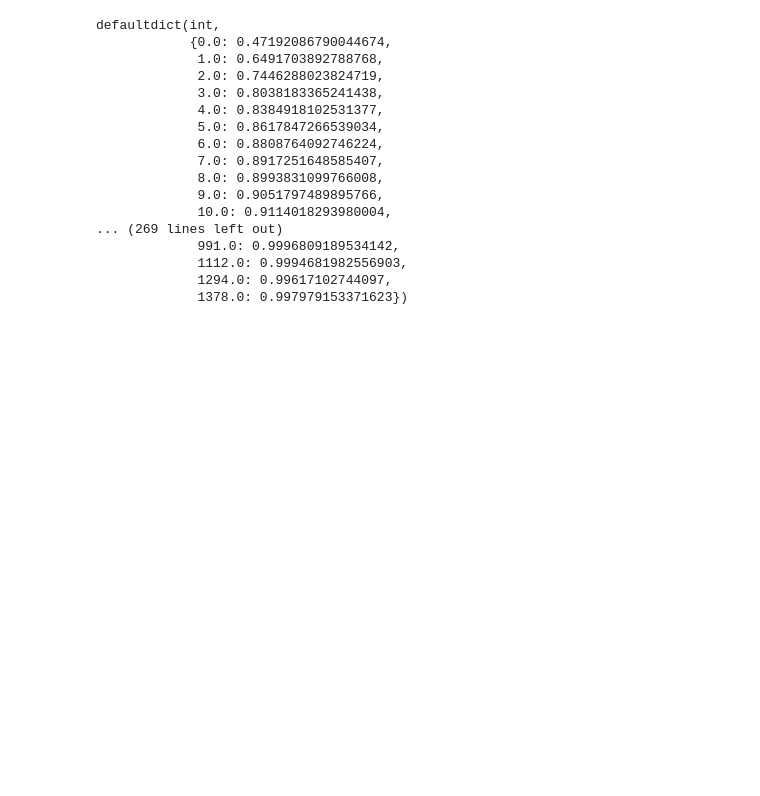
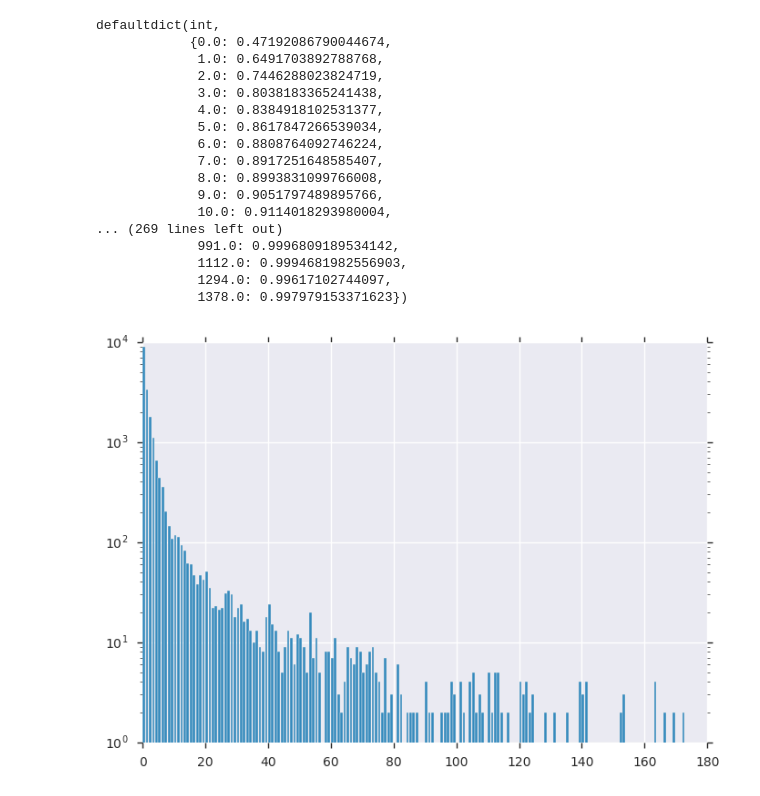
Before and after one commit to townie/BOSTON_potholes, a Jupyter notebook: src/profile/init_explore.ipynb, the cells around one changed output. Cells and saved outputs as stored; diff of their text form; code cells hidden in the pictures; blank space fills up the shorter version.

```diff
--- a/src/profile/init_explore.ipynb
+++ b/src/profile/init_explore.ipynb
@@ -369,3 +369,15 @@ defaultdict(int,
              1112.0: 0.9994681982556903,
              1294.0: 0.99617102744097,
              1378.0: 0.997979153371623})
+# %%
+cut_off = 174
+# %%
+x = []
+y = []
+for date in range(cut_off):
+    x.append(citizens_age[date])
+    y.append(date)
+plt.bar( y, x, log=True)
+plt.show()
+# %% [output]
+[figure, added]
```
Also changed, not shown: 1 other file.
